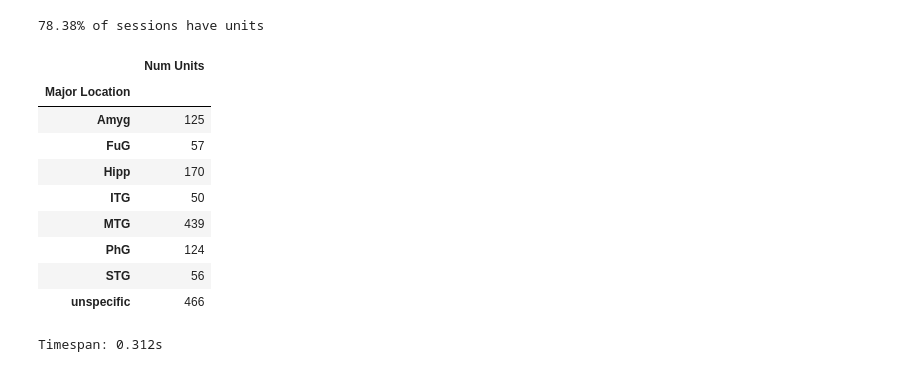
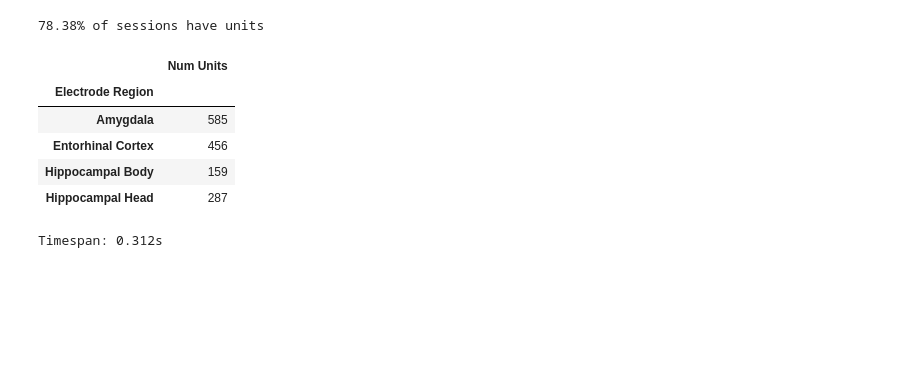
Before and after one commit to Oafish1/Ephys-Analysis, a Jupyter notebook: hiEEG.ipynb, the cells around one changed output. Cells and saved outputs as stored; diff of their text form; code cells hidden in the pictures; blank space fills up the shorter version.

Commit message:
Unit region reclassification

```diff
--- a/hiEEG.ipynb
+++ b/hiEEG.ipynb
@@ -152,11 +152,18 @@ while True:
                 # Retrieve units and locations
                 units_from_electrode = nwbfile.units[:].index[unit_electrodes==electrode].tolist()
                 electrode_location = nwbfile.acquisition['ecephys.ieeg'].electrodes[:].loc[electrode, 'location']
+                electrode_label = nwbfile.acquisition['ecephys.ieeg'].electrodes[:].loc[electrode, 'label']
                 # electrode_inside = nwbfile.acquisition['ecephys.ieeg'].electrodes[:].loc[electrode, 'is_inside_soz']
                 electrode_records.append({
                     'Subject': i,
                     'Session': j,
                     'Electrode': electrode,
+                    'Electrode Label': electrode_label,
+                    'Electrode Side': {'L': 'Left', 'R': 'Right'}[electrode_label[-2]],
+                    'Electrode Region': {
+                        'AH': 'Hippocampal Head', 'PH': 'Hippocampal Body',
+                        'A': 'Amygdala', 'EC': 'Entorhinal Cortex'
+                        }[electrode_label[:-2]],
                     # 'Inside': electrode_inside,
                     'Units': units_from_electrode,
                     'Num Units': len(units_from_electrode),
@@ -196,18 +203,3 @@ pbar.close()
 print(f'{100*(subject_records["Num Units"] > 0).mean():.2f}% of sessions have units')
 # %% [output]
 78.38% of sessions have units
-# %%
-# (electrode_records['Inside'] * electrode_records['Num Units']).sum()
-electrode_records.groupby('Major Location')['Num Units'].sum().to_frame()
-# electrode_records.groupby('Raw Location')['Num Units'].sum().to_frame()
-# %% [output]
-|  | Num Units |
-| Major Location |  |
-| Amyg | 125 |
-| FuG | 57 |
-| Hipp | 170 |
-| ITG | 50 |
-| MTG | 439 |
-| PhG | 124 |
-| STG | 56 |
-| unspecific | 466 |
@@ -255,3 +206,12 @@ electrode_records.groupby('Major Location')['Num Units'].sum().to_frame()
+# %%
+electrode_records.groupby('Electrode Region')['Num Units'].sum().to_frame()
+# %% [output]
+|  | Num Units |
+| Electrode Region |  |
+| Amygdala | 585 |
+| Entorhinal Cortex | 456 |
+| Hippocampal Body | 159 |
+| Hippocampal Head | 287 |
 # %%
 # Load data
 folder = './data/New hiEEG/000574'
```
Also changed, not shown: parts of 1 cell of this notebook, 1 other file.
